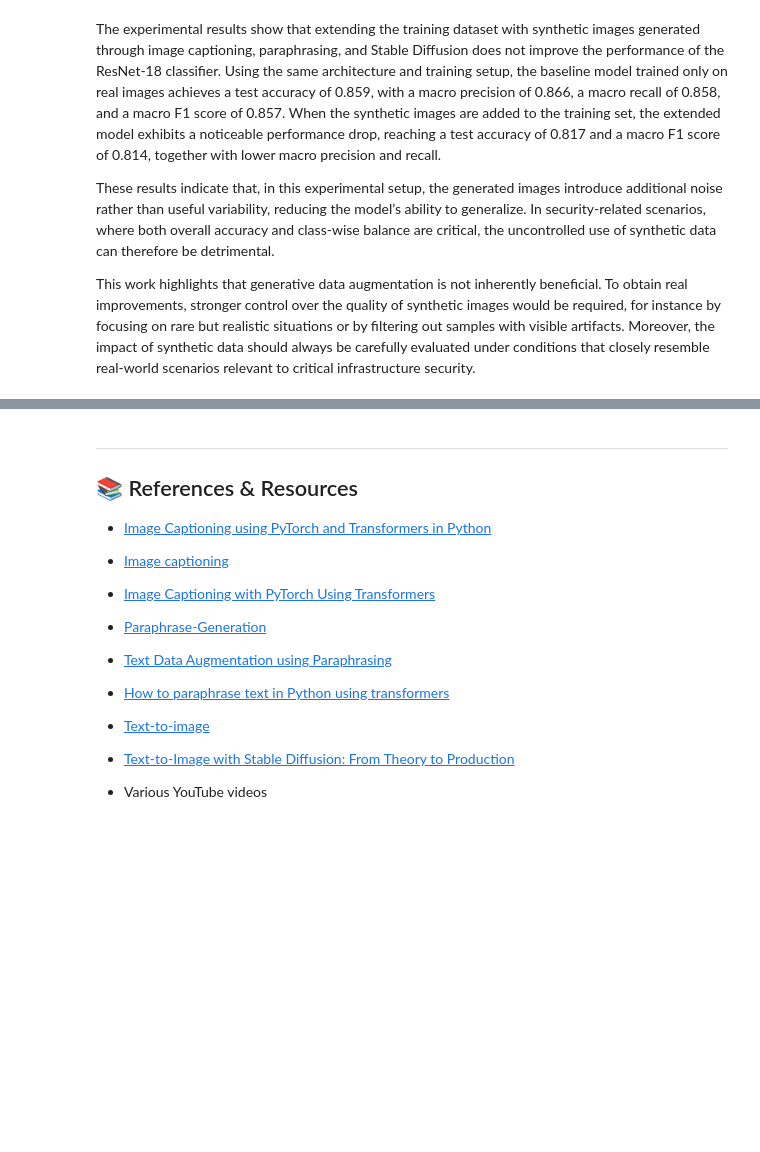
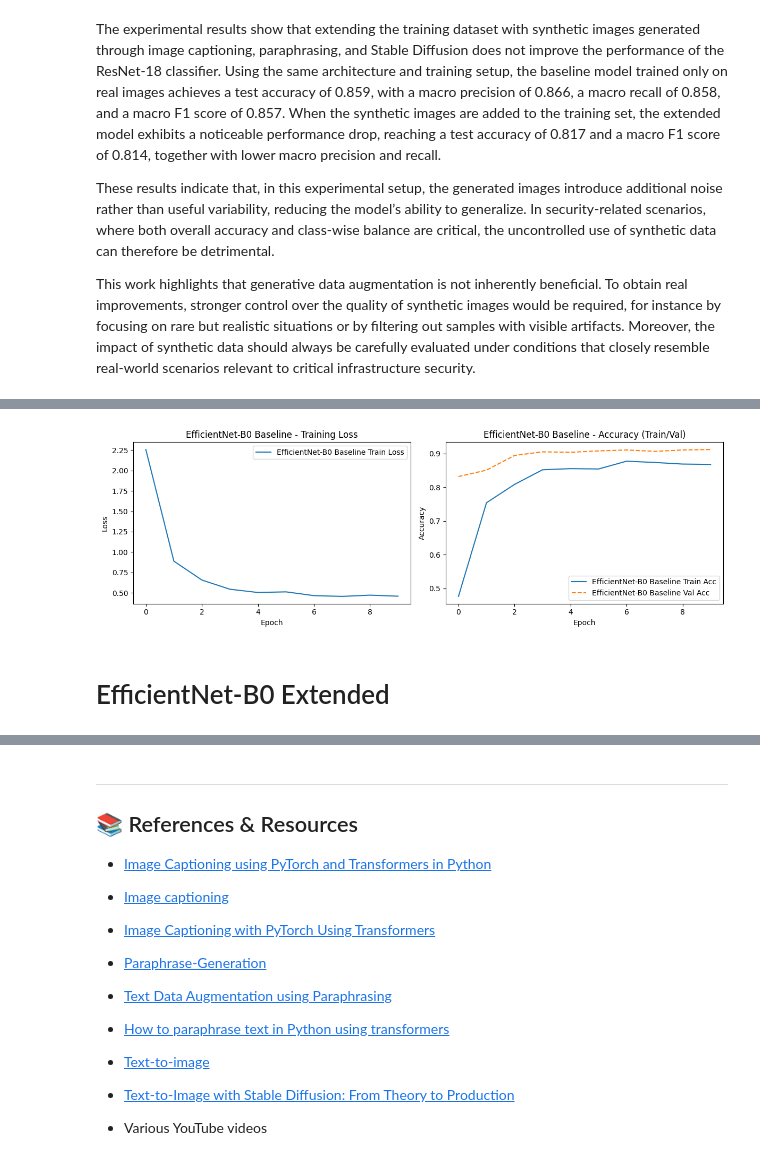
Before and after one commit to silentfortin/ai-portfolio, a Jupyter notebook: 09-genai-powerplant/genai_powerplant.ipynb, the cells around one changed output, grey strips where cells are left out. Cells and saved outputs as stored; diff of their text form; code cells hidden in the pictures; blank space fills up the shorter version.

```diff
--- a/09-genai-powerplant/genai_powerplant.ipynb
+++ b/09-genai-powerplant/genai_powerplant.ipynb
@@ -810,0 +815,11 @@ This work highlights that generative data augmentation is not inherently benefic
+# %%
+# base EfficientNet-B0 architecture with ImageNet pretrained weights
+weights = EfficientNet_B0_Weights.IMAGENET1K_V1
+# %%
+def create_efficientnet_b0(num_classes):
+    """Create an EfficientNet-B0 model with a custom classification head."""
+    model = efficientnet_b0(weights=weights)
+    # replace final classifier layer to match the number of classes
+    in_features = model.classifier[1].in_features
+    model.classifier[1] = nn.Linear(in_features, num_classes)
+    return model.to(device)
@@ -810,0 +828,28 @@ This work highlights that generative data augmentation is not inherently benefic
+# %%
+# EfficientNet-B0 baseline
+model_eff_base = create_efficientnet_b0(num_classes)
+
+optimizer_eff_base = torch.optim.Adam(model_eff_base.parameters(), lr=3e-4)
+scheduler_eff_base = torch.optim.lr_scheduler.StepLR(optimizer_eff_base, step_size=3, gamma=0.1)
+
+history_eff_base = train_model(
+    model_eff_base,
+    train_loader,
+    val_loader,
+    criterion,
+    optimizer_eff_base,
+    scheduler_eff_base,
+    device,
+    num_epochs=10,
+    train_size=len(train_ds)
+)
+
+final_evaluation_and_save(
+    model_eff_base,
+    train_loader,
+    val_loader,
+    test_loader,
+    classes=trainval_base.classes,
+    checkpoint_path="efficientnet_b0_baseline.pth",
+    label="EfficientNet-B0 Baseline"
+)
@@ -810,0 +874,7 @@ This work highlights that generative data augmentation is not inherently benefic
+# %%
+# curves for EfficientNet-B0 baseline
+plot_training_curves({"EfficientNet-B0 Baseline": history_eff_base}, title_prefix="EfficientNet-B0 Baseline - ")
+# %% [output]
+[figure, added]
+# %% [markdown]
+# EfficientNet-B0 Extended
```
Also changed, not shown: parts of 8 cells of this notebook.
